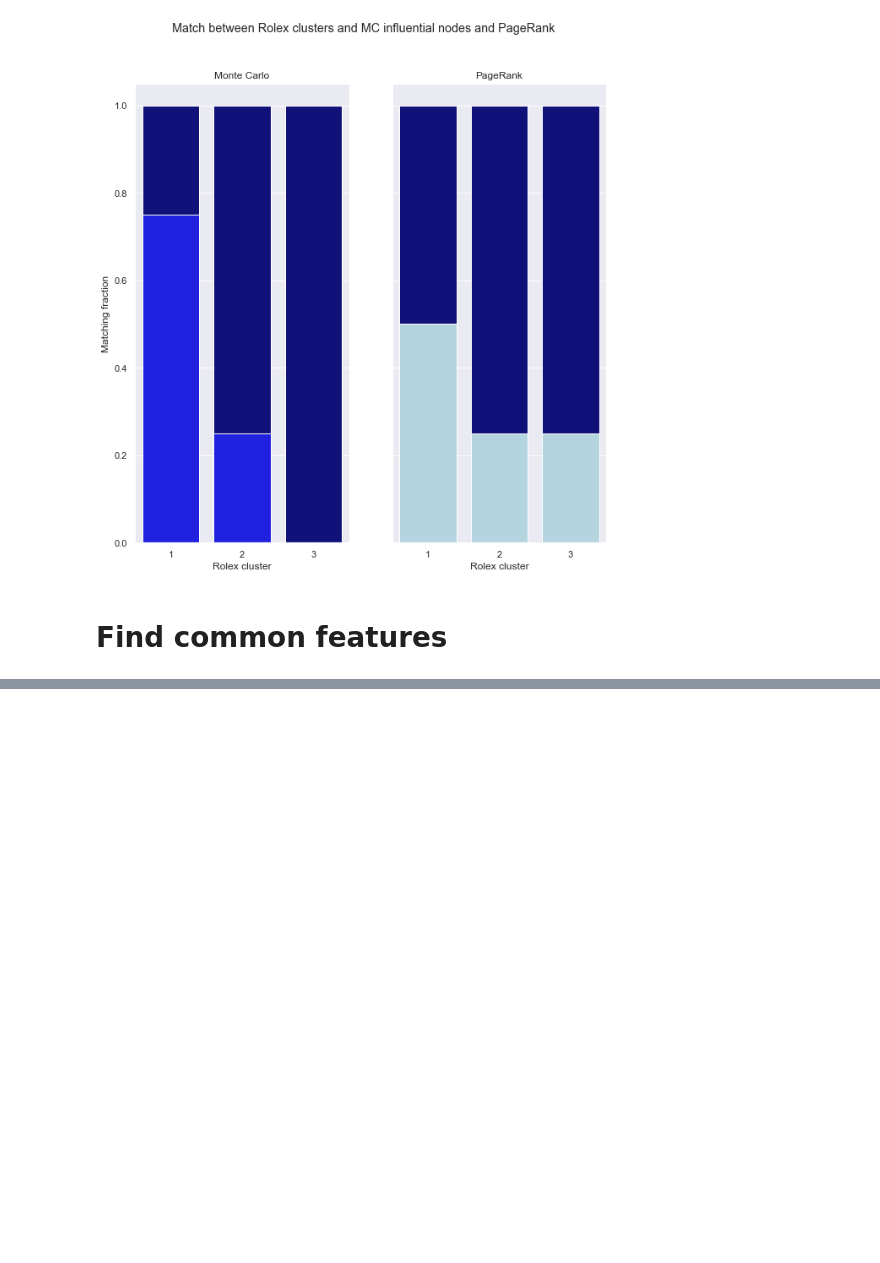
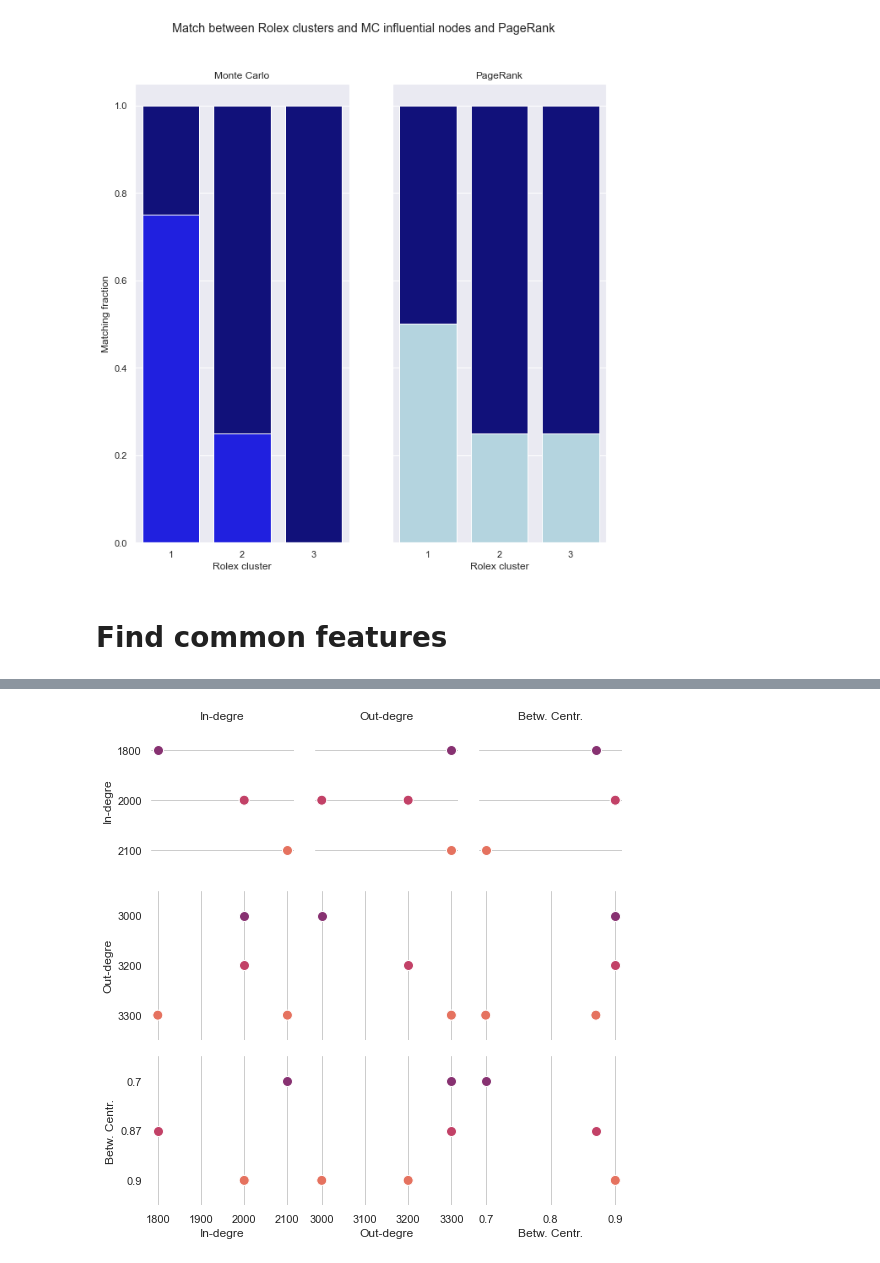
Before and after one commit to alexcosta13/twitter-superspreaders, a Jupyter notebook: 04_results_and_visualization.ipynb, the cells around one changed output, grey strips where cells are left out. Saved outputs shown, nothing was run; the diff lists cells and outputs as text; code cells hidden in the pictures; blank space fills up the shorter version.

```diff
--- a/04_results_and_visualization.ipynb
+++ b/04_results_and_visualization.ipynb
@@ -68,0 +108,28 @@ plt.show()
+# %%
+sns.set_theme(style="whitegrid")
+
+# Make the PairGrid
+g = sns.PairGrid(features_df.sort_values("In-degre", ascending=False))
+
+# Draw a dot plot using the stripplot function
+g.map(sns.stripplot, size=10, orient="h", jitter=False,
+      palette="flare_r", linewidth=1, edgecolor="w")
+
+# Use the same x axis limits on all columns and add better labels
+#g.set( xlabel="", ylabel="")
+
+# Use semantically meaningful titles for the columns
+titles = features_df.columns
+
+for ax, title in zip(g.axes.flat, titles):
+
+    # Set a different title for each axes
+    ax.set(title=title)
+
+    # Make the grid horizontal instead of vertical
+    ax.xaxis.grid(False)
+    ax.yaxis.grid(True)
+
+sns.despine(left=True, bottom=True)
+# %% [output]
+[figure, added]
```
Also changed, not shown: parts of 7 cells of this notebook.
